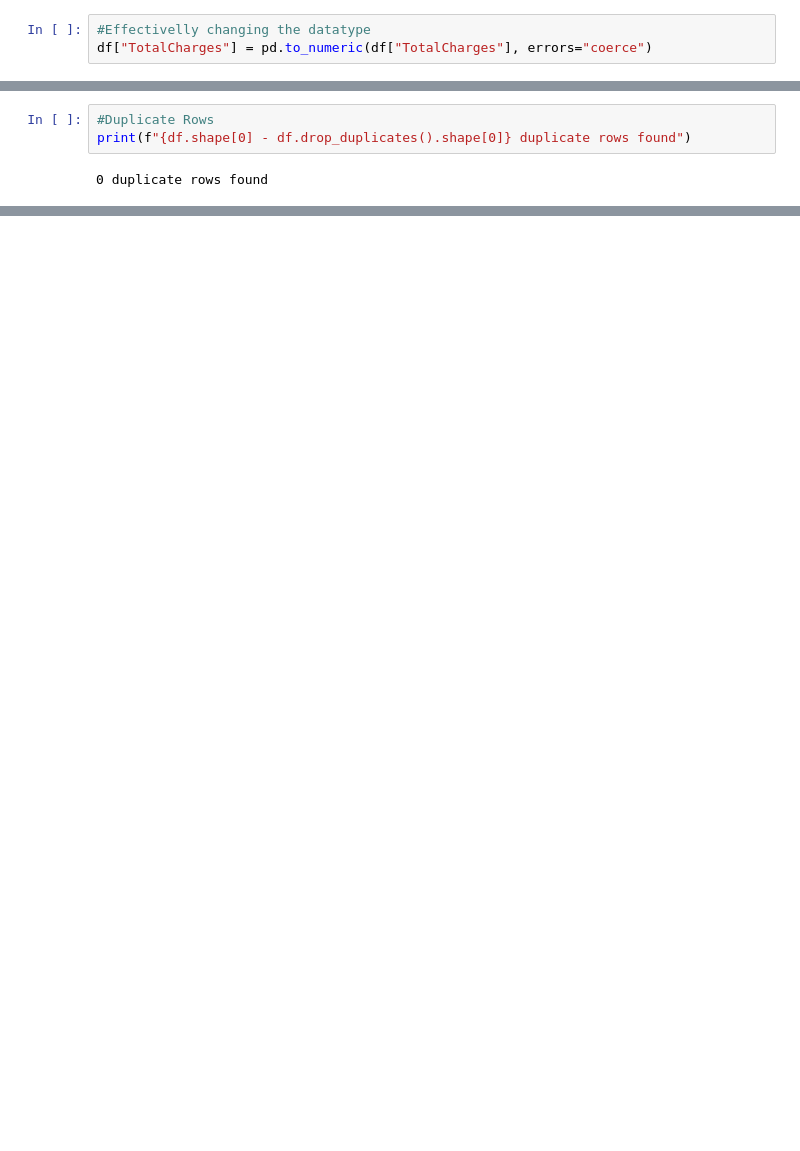
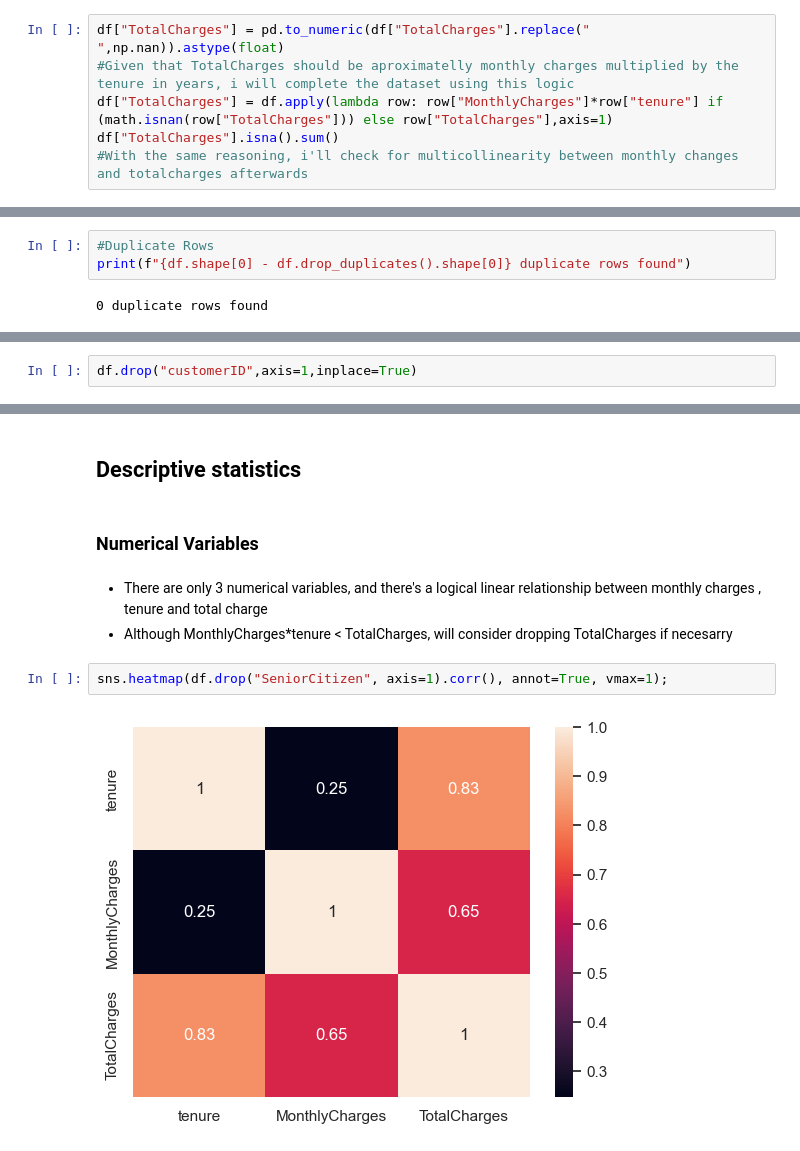
Before and after one commit to nb3110/telco_churn_project, a Jupyter notebook: notebook.ipynb, the cells around one changed output, grey strips where cells are left out. Saved outputs shown, nothing was run; the diff lists cells and outputs as text; blank space fills up the shorter version.

```diff
--- a/notebook.ipynb
+++ b/notebook.ipynb
@@ -91,3 +106,6 @@ sns.histplot(pd.to_numeric(df["TotalCharges"], errors="coerce"),bins=75)
-# %%
-#Effectivelly changing the datatype
-df["TotalCharges"] = pd.to_numeric(df["TotalCharges"], errors="coerce")
+# %%
+df["TotalCharges"] = pd.to_numeric(df["TotalCharges"].replace(" ",np.nan)).astype(float)
+#Given that TotalCharges should be aproximatelly monthly charges multiplied by the tenure in years, i will complete the dataset using this logic
+df["TotalCharges"] = df.apply(lambda row: row["MonthlyCharges"]*row["tenure"] if (math.isnan(row["TotalCharges"])) else row["TotalCharges"],axis=1)
+df["TotalCharges"].isna().sum()
+#With the same reasoning, i'll check for multicollinearity between monthly changes and totalcharges afterwards
@@ -100,0 +121,2 @@ print(f"{df.shape[0] - df.drop_duplicates().shape[0]} duplicate rows found")
+# %%
+df.drop("customerID",axis=1,inplace=True)
@@ -100,0 +147,11 @@ print(f"{df.shape[0] - df.drop_duplicates().shape[0]} duplicate rows found")
+# %% [markdown]
+## Descriptive statistics
+# %% [markdown]
+### Numerical Variables
+# %% [markdown]
+- There are only 3 numerical variables, and there's a logical linear relationship between monthly charges , tenure and total charge
+- Although MonthlyCharges*tenure < TotalCharges, will consider dropping TotalCharges if necesarry
+# %%
+sns.heatmap(df.drop("SeniorCitizen", axis=1).corr(), annot=True, vmax=1);
+# %% [output]
+[figure, added]
```
Also changed, not shown: parts of 85 cells of this notebook, 1 other file.
